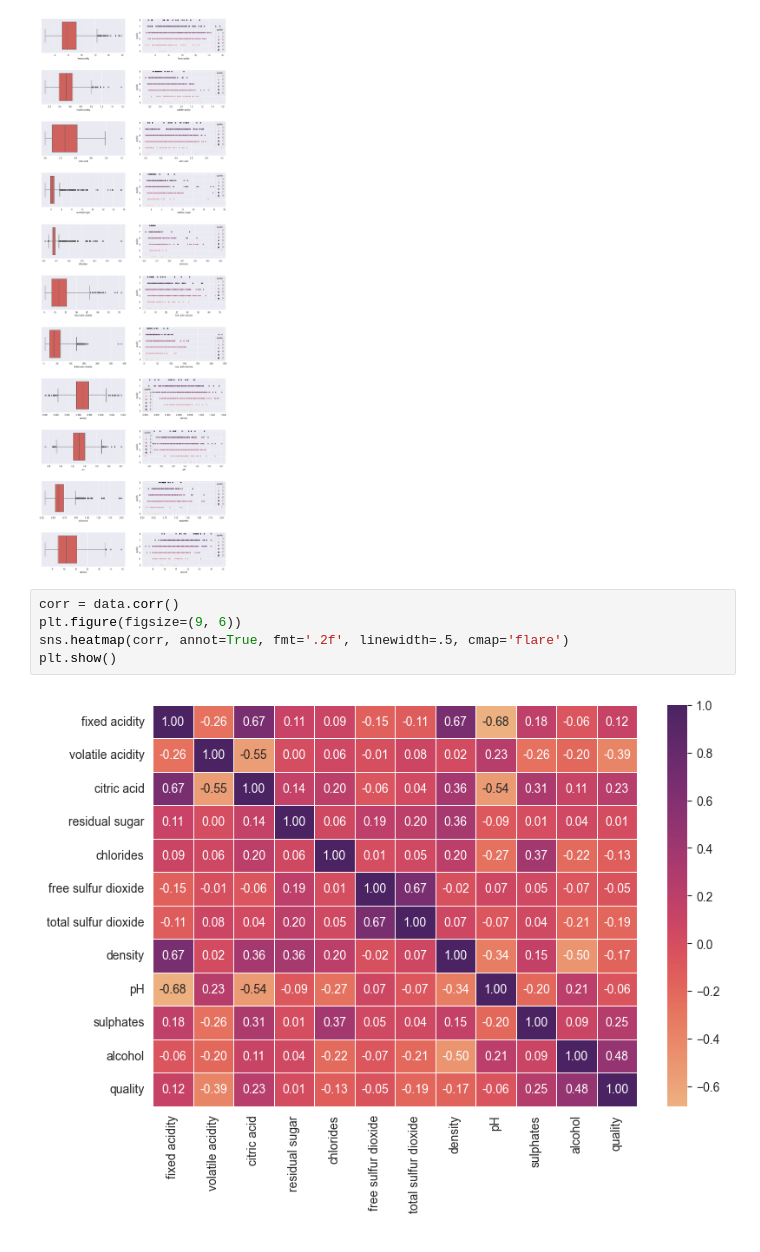
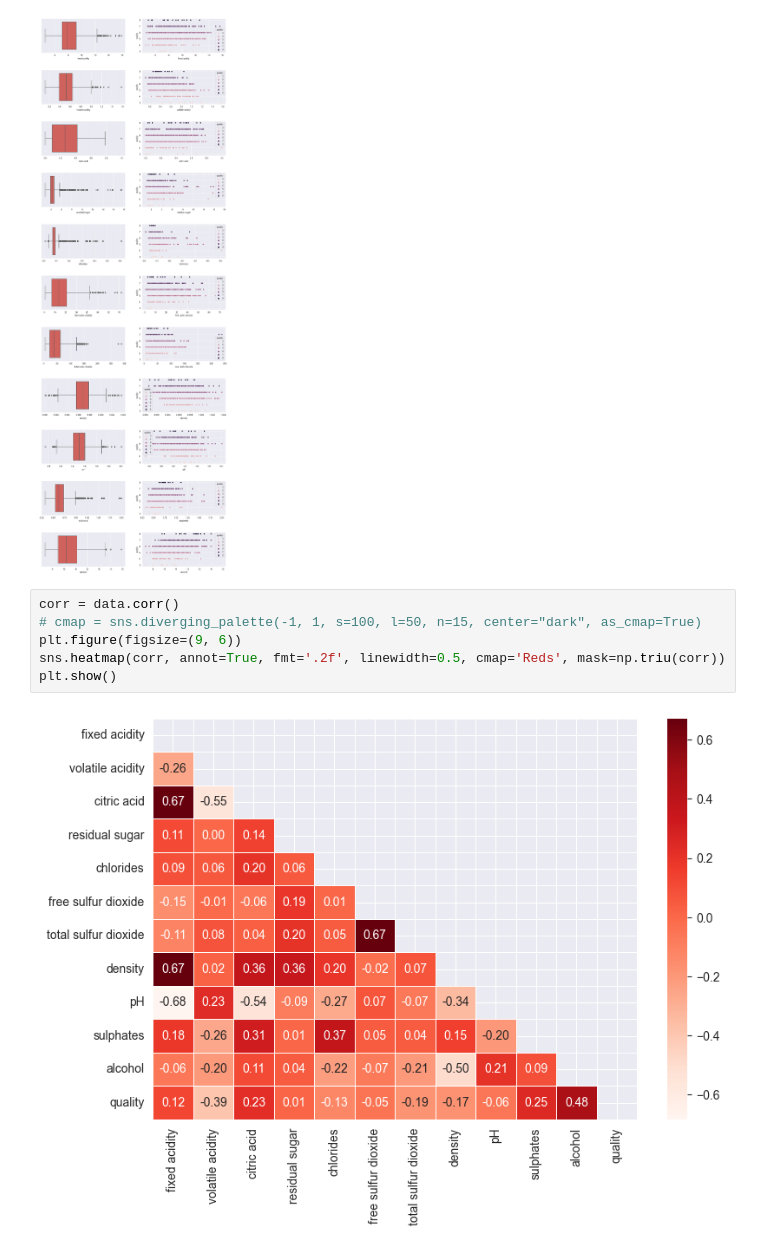
Before and after one commit to NimaPourmoradi/RedWineQuality, a Jupyter notebook: RedWineQuality.ipynb, the cells around one changed output. Drawn from its saved outputs; the diff is of its cells as text.

```diff
--- a/RedWineQuality.ipynb
+++ b/RedWineQuality.ipynb
@@ -188,8 +179,9 @@ for i in range(11) :
 [figure]
 # %%
 corr = data.corr()
+# cmap = sns.diverging_palette(-1, 1, s=100, l=50, n=15, center="dark", as_cmap=True)
 plt.figure(figsize=(9, 6))
-sns.heatmap(corr, annot=True, fmt='.2f', linewidth=.5, cmap='flare')
+sns.heatmap(corr, annot=True, fmt='.2f', linewidth=0.5, cmap='Reds', mask=np.triu(corr))
 plt.show()
 # %% [output]
-[figure, old version]
+[figure, new version]
```
Also changed, not shown: parts of 62 cells of this notebook.
